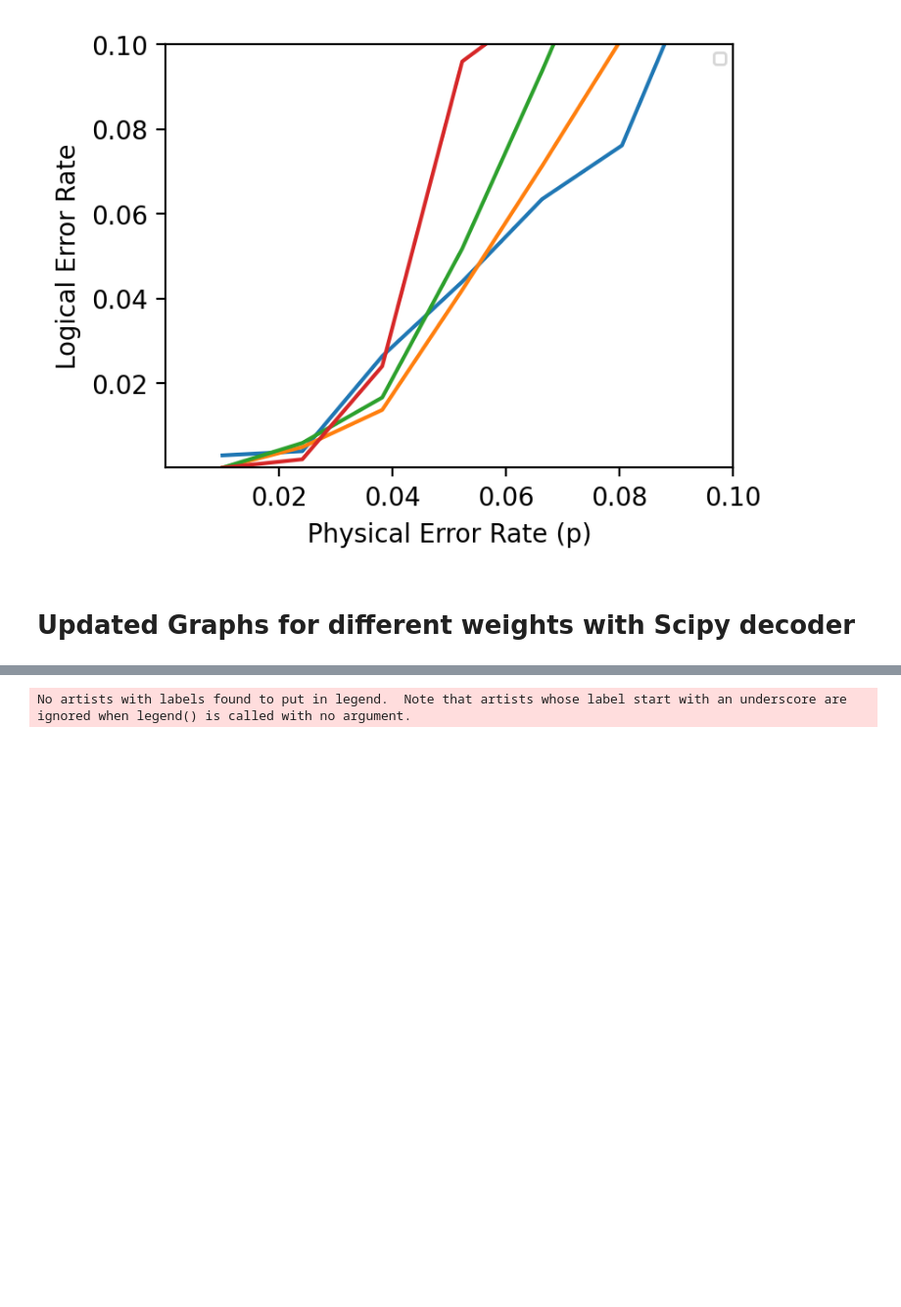
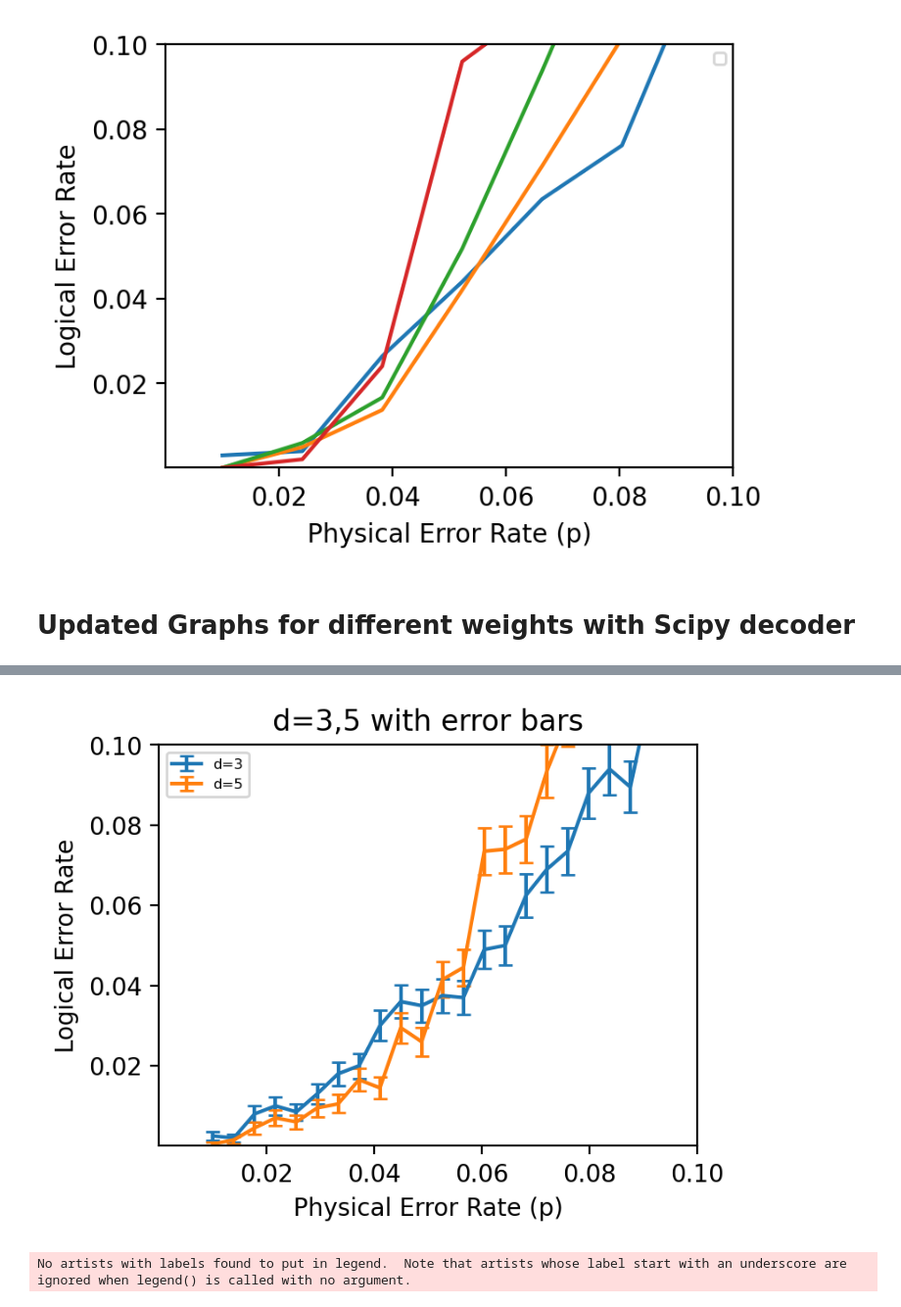
Before and after one commit to snow-apple/bacon_shor_code, a Jupyter notebook: scipydecoder.ipynb, the cells around one changed output, grey strips where cells are left out. Shown: that part at 98% size. Drawn from its saved outputs; the diff is of its cells as text; code cells hidden in the pictures; blank space fills up the shorter version.

```diff
--- a/scipydecoder.ipynb
+++ b/scipydecoder.ipynb
@@ -744,0 +776,4 @@ No artists with labels found to put in legend.  Note that artists whose label st
+# %%
+plot_multiple([3,5], phys_three, [log_three, log_five], 1e-6,0.1, "d=3,5 with error bars",[error_bars_three,error_bars_five])
+# %% [output]
+[figure, added]
```
Also changed, not shown: parts of 18 cells of this notebook.
